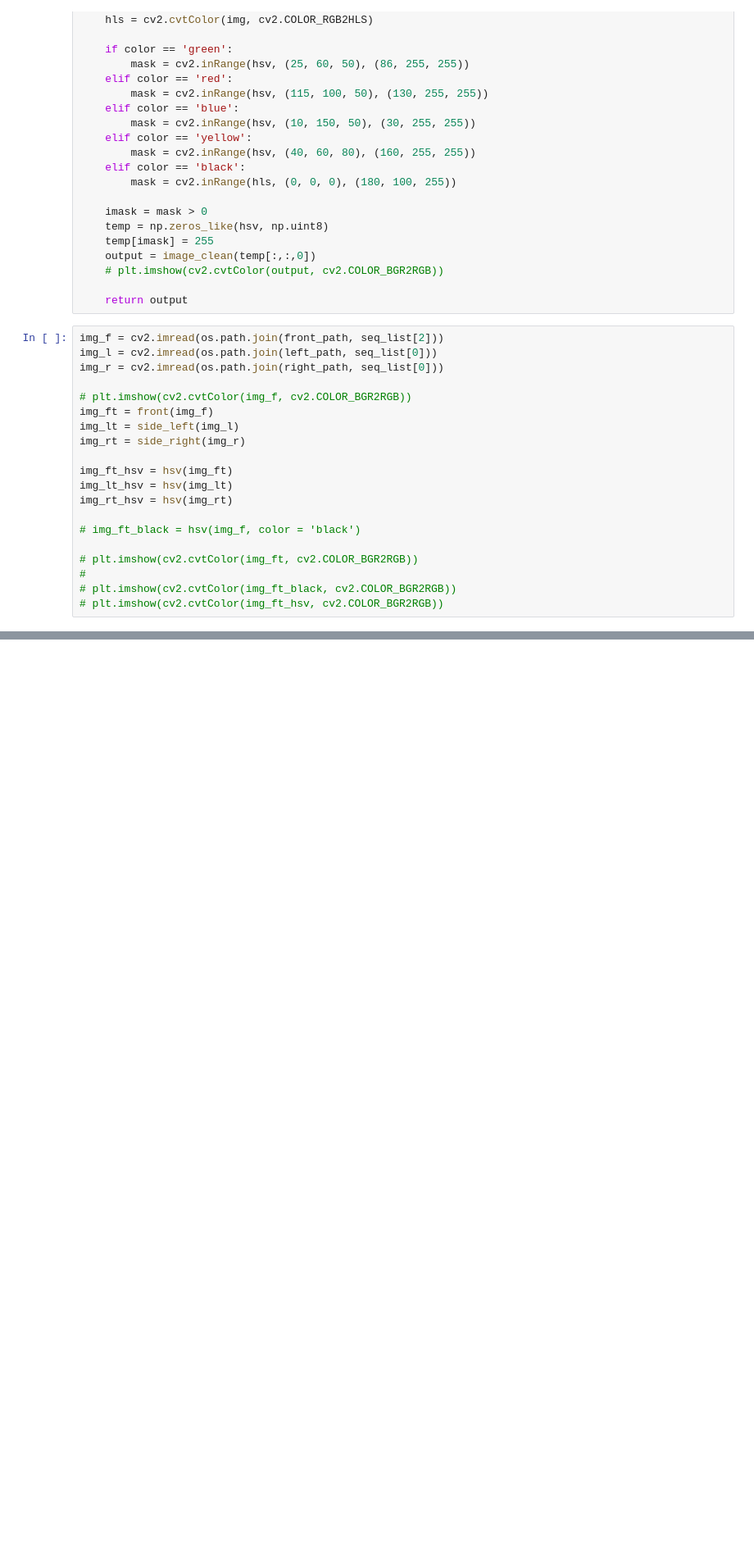
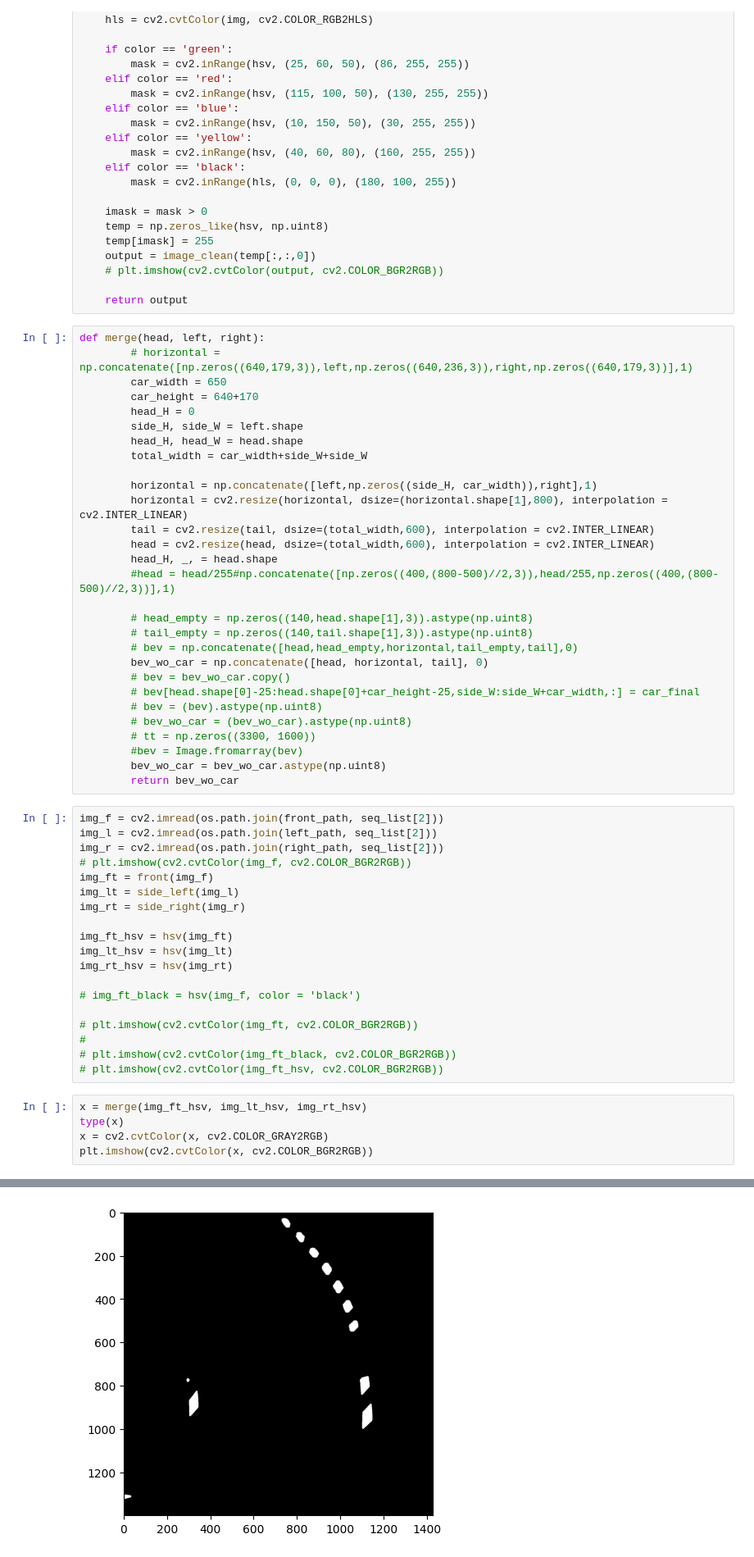
Before and after one commit to sonjjin/PD513chansigu, a Jupyter notebook: notebook/ramp_tracker.ipynb, the cells around one changed output, grey strips where cells are left out. Shown at 82% size. Cells and saved outputs as stored; diff of their text form; blank space fills up the shorter version.

Commit message:
using merge

```diff
--- a/notebook/ramp_tracker.ipynb
+++ b/notebook/ramp_tracker.ipynb
@@ -133,11 +133,39 @@ def hsv(img, color='yellow'):
     # plt.imshow(cv2.cvtColor(output, cv2.COLOR_BGR2RGB))
 
     return output
+# %%
+def merge(head, left, right):
+        # horizontal = np.concatenate([np.zeros((640,179,3)),left,np.zeros((640,236,3)),right,np.zeros((640,179,3))],1)
+        car_width = 650
+        car_height = 640+170
+        head_H = 0
+        side_H, side_W = left.shape
+        head_H, head_W = head.shape
+        total_width = car_width+side_W+side_W
+
+        horizontal = np.concatenate([left,np.zeros((side_H, car_width)),right],1)
+        horizontal = cv2.resize(horizontal, dsize=(horizontal.shape[1],800), interpolation = cv2.INTER_LINEAR)
+        tail = cv2.resize(tail, dsize=(total_width,600), interpolation = cv2.INTER_LINEAR)
+        head = cv2.resize(head, dsize=(total_width,600), interpolation = cv2.INTER_LINEAR)
+        head_H, _, = head.shape
+        #head = head/255#np.concatenate([np.zeros((400,(800-500)//2,3)),head/255,np.zeros((400,(800-500)//2,3))],1)
+
+        # head_empty = np.zeros((140,head.shape[1],3)).astype(np.uint8)
+        # tail_empty = np.zeros((140,tail.shape[1],3)).astype(np.uint8)
+        # bev = np.concatenate([head,head_empty,horizontal,tail_empty,tail],0)
+        bev_wo_car = np.concatenate([head, horizontal, tail], 0)
+        # bev = bev_wo_car.copy()
+        # bev[head.shape[0]-25:head.shape[0]+car_height-25,side_W:side_W+car_width,:] = car_final
+        # bev = (bev).astype(np.uint8)
+        # bev_wo_car = (bev_wo_car).astype(np.uint8)
+        # tt = np.zeros((3300, 1600))
+        #bev = Image.fromarray(bev)
+        bev_wo_car = bev_wo_car.astype(np.uint8)
+        return bev_wo_car
 # %%
 img_f = cv2.imread(os.path.join(front_path, seq_list[2]))
-img_l = cv2.imread(os.path.join(left_path, seq_list[0]))
-img_r = cv2.imread(os.path.join(right_path, seq_list[0]))
-
+img_l = cv2.imread(os.path.join(left_path, seq_list[2]))
+img_r = cv2.imread(os.path.join(right_path, seq_list[2]))
 # plt.imshow(cv2.cvtColor(img_f, cv2.COLOR_BGR2RGB))
 img_ft = front(img_f)
 img_lt = side_left(img_l)
@@ -153,3 +181,9 @@ img_rt_hsv = hsv(img_rt)
 #
 # plt.imshow(cv2.cvtColor(img_ft_black, cv2.COLOR_BGR2RGB))
 # plt.imshow(cv2.cvtColor(img_ft_hsv, cv2.COLOR_BGR2RGB))
+# %%
+x = merge(img_ft_hsv, img_lt_hsv, img_rt_hsv)
+type(x)
+x = cv2.cvtColor(x, cv2.COLOR_GRAY2RGB)
+plt.imshow(cv2.cvtColor(x, cv2.COLOR_BGR2RGB))
+# %% [output]
@@ -156,3 +191,4 @@ img_rt_hsv = hsv(img_rt)
+[figure, added]
 # %%
 img_out = cv2.cvtColor(img_ft_hsv, cv2.COLOR_BGR2RGB)
 img_out_bi = img_ft_hsv
```
Also changed, not shown: parts of 1 cell of this notebook, 27 other files.
